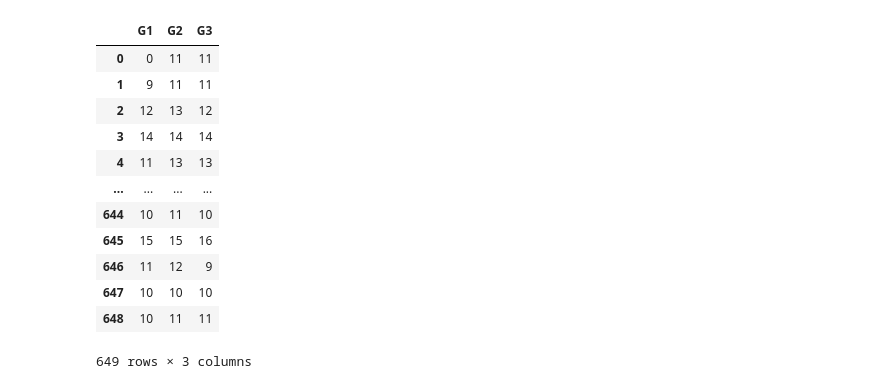
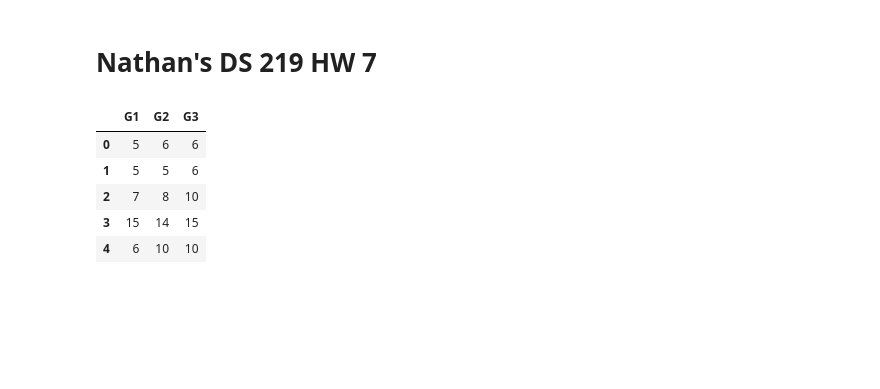
Before and after one commit to zhstella/spark-seprep, a Jupyter notebook: assignments/assignment7/Nathan/DS 219 HW 7.ipynb, the cells around one changed output. Drawn from its saved outputs; the diff is of its cells as text; code cells hidden in the pictures; blank space fills up the shorter version.

```diff
--- a/assignments/assignment7/Nathan/DS 219 HW 7.ipynb
+++ b/assignments/assignment7/Nathan/DS 219 HW 7.ipynb
@@ -38,36 +1,28 @@ To assess these hypotheses, we will employ a one-way ANOVA (Analysis of Variance
+# %% [markdown]
+# Nathan's DS 219 HW 7
 # %%
 import pandas as pd
 import numpy as np
 import matplotlib.pyplot as plt
 import scipy.stats as stats
 from ucimlrepo import fetch_ucirepo
+import seaborn as sns
 
-# fetch dataset
-student_performanceformance = fetch_ucirepo(id=320)
+#import math csv
+df = pd.read_csv("C:/Users/natha/Downloads/student-mat.csv", delimiter=';')
 
-# data (as pandas dataframes)
-X = student_performance.data.features
-y = student_performance.data.targets
-
-
-# Combine the features and targets into a single DataFrame
-df = pd.concat([X, y], axis=1)
 # making sure the data set is clean
 df = df.dropna()
+
 #only focusing on G1,G2,G3
 df = df.iloc[:,-3:]
-df
+
+# Display the first few rows of the dataset
+df.head()
 # %% [output]
 |  | G1 | G2 | G3 |
-| 0 | 0 | 11 | 11 |
-| 1 | 9 | 11 | 11 |
-| 2 | 12 | 13 | 12 |
-| 3 | 14 | 14 | 14 |
-| 4 | 11 | 13 | 13 |
-| ... | ... | ... | ... |
-| 644 | 10 | 11 | 10 |
-| 645 | 15 | 15 | 16 |
-| 646 | 11 | 12 | 9 |
-| 647 | 10 | 10 | 10 |
-| 648 | 10 | 11 | 11 |
+| 0 | 5 | 6 | 6 |
+| 1 | 5 | 5 | 6 |
+| 2 | 7 | 8 | 10 |
+| 3 | 15 | 14 | 15 |
+| 4 | 6 | 10 | 10 |
-649 rows × 3 columns
```
Also changed, not shown: parts of 24 cells of this notebook.
